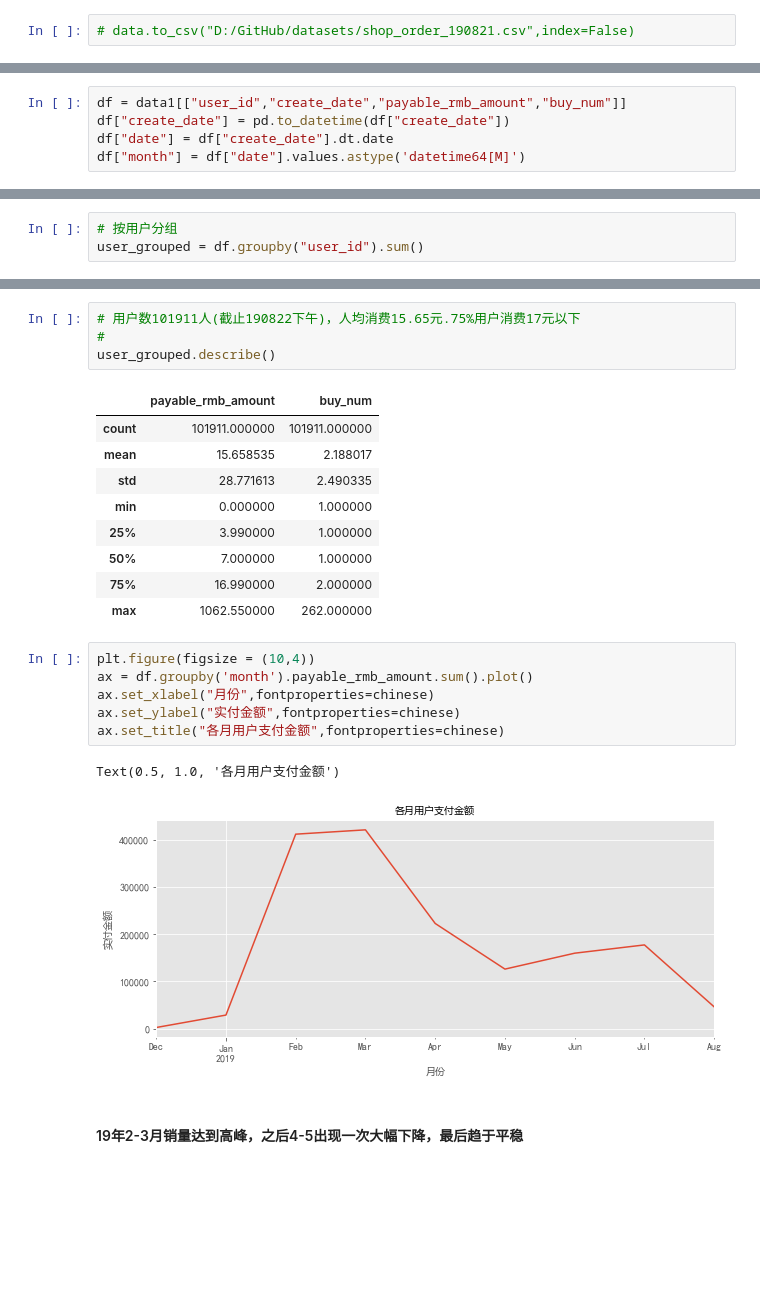
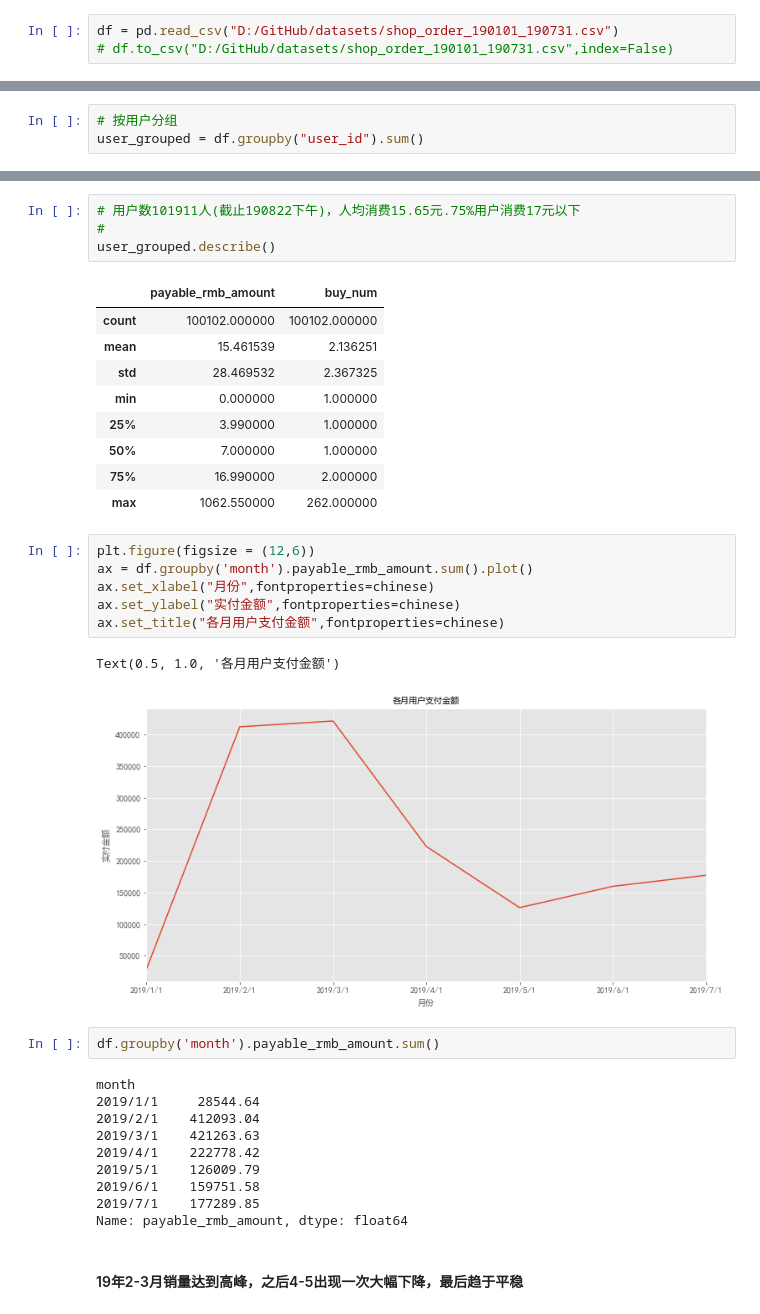
Before and after one commit to leidian99999/Machine-Learning, a Jupyter notebook: project/如易行自营商城订单消费探索分析.ipynb, the cells around one changed output, grey strips where cells are left out. Drawn from its saved outputs; the diff is of its cells as text; blank space fills up the shorter version.

```diff
--- a/project/如易行自营商城订单消费探索分析.ipynb
+++ b/project/如易行自营商城订单消费探索分析.ipynb
@@ -57,2 +67,3 @@ data.shape
 # %%
-# data.to_csv("D:/GitHub/datasets/shop_order_190821.csv",index=False)
+df = pd.read_csv("D:/GitHub/datasets/shop_order_190101_190731.csv")
+# df.to_csv("D:/GitHub/datasets/shop_order_190101_190731.csv",index=False)
@@ -66,8 +70,3 @@ data1.shape
-# %%
-df = data1[["user_id","create_date","payable_rmb_amount","buy_num"]]
-df["create_date"] = pd.to_datetime(df["create_date"])
-df["date"] = df["create_date"].dt.date
-df["month"] = df["date"].values.astype('datetime64[M]')
 # %%
 df.head()
 # %% [output]
@@ -123,23 +122,35 @@ user_grouped.head()
 user_grouped.describe()
 # %% [output]
 |  | payable_rmb_amount | buy_num |
-| count | 101911.000000 | 101911.000000 |
-| mean | 15.658535 | 2.188017 |
-| std | 28.771613 | 2.490335 |
+| count | 100102.000000 | 100102.000000 |
+| mean | 15.461539 | 2.136251 |
+| std | 28.469532 | 2.367325 |
 | min | 0.000000 | 1.000000 |
 | 25% | 3.990000 | 1.000000 |
 | 50% | 7.000000 | 1.000000 |
 | 75% | 16.990000 | 2.000000 |
 | max | 1062.550000 | 262.000000 |
 # %%
-plt.figure(figsize = (10,4))
+plt.figure(figsize = (12,6))
 ax = df.groupby('month').payable_rmb_amount.sum().plot()
 ax.set_xlabel("月份",fontproperties=chinese)
 ax.set_ylabel("实付金额",fontproperties=chinese)
 ax.set_title("各月用户支付金额",fontproperties=chinese)
 # %% [output]
 Text(0.5, 1.0, '各月用户支付金额')
-[figure, old version]
+[figure, new version]
+# %%
+df.groupby('month').payable_rmb_amount.sum()
+# %% [output]
+month
+2019/1/1     28544.64
+2019/2/1    412093.04
+2019/3/1    421263.63
+2019/4/1    222778.42
+2019/5/1    126009.79
+2019/6/1    159751.58
+2019/7/1    177289.85
+Name: payable_rmb_amount, dtype: float64
 # %% [markdown]
 #### 19年2-3月销量达到高峰，之后4-5出现一次大幅下降，最后趋于平稳
 # %%
```
Also changed, not shown: parts of 71 cells of this notebook, 13 other files.
